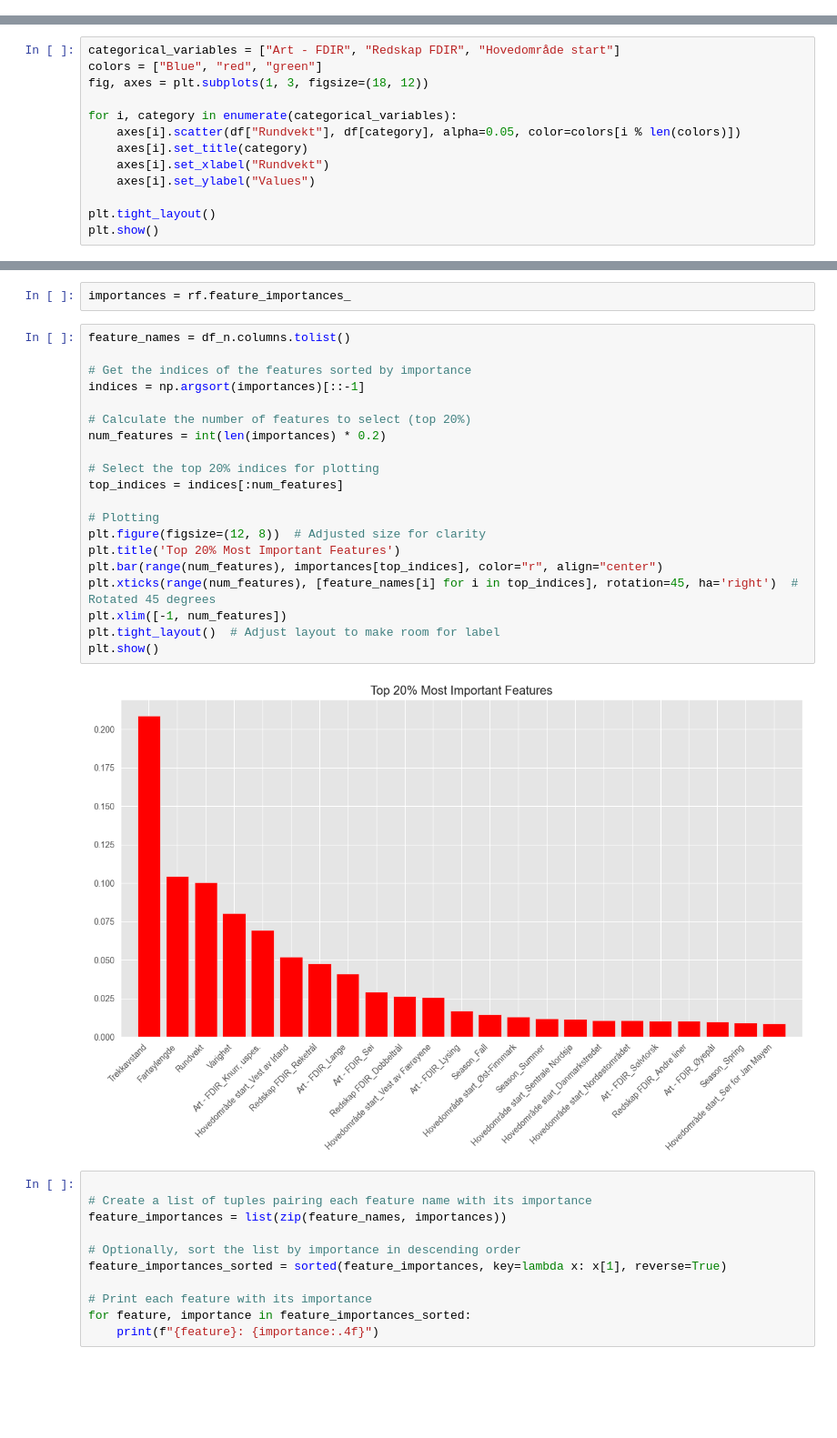
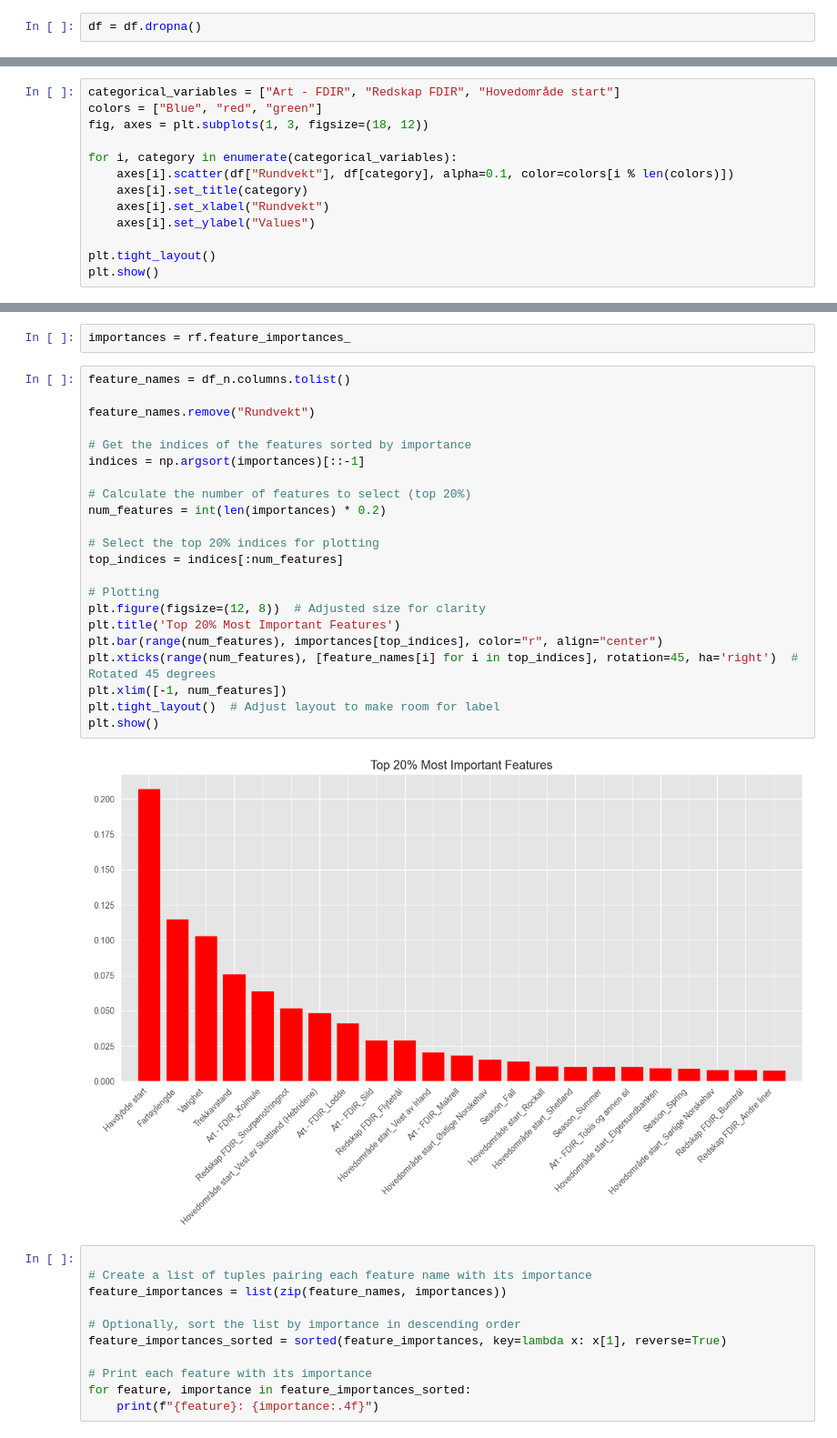
Before and after one commit to StaaleKarlstad/INFO284, a Jupyter notebook: Notebooks/random_forest.ipynb, the cells around one changed output, grey strips where cells are left out. Shown at 91% size. Cells and saved outputs as stored; diff of their text form; blank space fills up the shorter version.

```diff
--- a/Notebooks/random_forest.ipynb
+++ b/Notebooks/random_forest.ipynb
@@ -215,6 +231,8 @@ Number of rows with any null values: 9631
 Percentage rows with null values: 3.15 %
 # %% [markdown]
 After dropping the "Bruttotonnasje" columns, the rows with null values are now only 3.15 % of the entire dataset. Removing these should have little effect on our models.
+# %%
+df = df.dropna()
 # %% [markdown]
 ## Step 3 - Feature Understanding
 
@@ -490,7 +519,7 @@ colors = ["Blue", "red", "green"]
 fig, axes = plt.subplots(1, 3, figsize=(18, 12))
 
 for i, category in enumerate(categorical_variables):
-    axes[i].scatter(df["Rundvekt"], df[category], alpha=0.05, color=colors[i % len(colors)])
+    axes[i].scatter(df["Rundvekt"], df[category], alpha=0.1, color=colors[i % len(colors)])
     axes[i].set_title(category)
     axes[i].set_xlabel("Rundvekt")
     axes[i].set_ylabel("Values")
@@ -622,26 +651,28 @@ R²: 0.7462954842388945
 importances = rf.feature_importances_
 # %%
 feature_names = df_n.columns.tolist()
+
+feature_names.remove("Rundvekt")
 
 # Get the indices of the features sorted by importance
 indices = np.argsort(importances)[::-1]
 
 # Calculate the number of features to select (top 20%)
 num_features = int(len(importances) * 0.2)
 
 # Select the top 20% indices for plotting
 top_indices = indices[:num_features]
 
 # Plotting
 plt.figure(figsize=(12, 8))  # Adjusted size for clarity
 plt.title('Top 20% Most Important Features')
 plt.bar(range(num_features), importances[top_indices], color="r", align="center")
 plt.xticks(range(num_features), [feature_names[i] for i in top_indices], rotation=45, ha='right')  # Rotated 45 degrees
 plt.xlim([-1, num_features])
 plt.tight_layout()  # Adjust layout to make room for label
 plt.show()
 # %% [output]
-[figure, old version]
+[figure, new version]
 # %%
 
 # Create a list of tuples pairing each feature name with its importance
```
Also changed, not shown: parts of 18 cells of this notebook.
